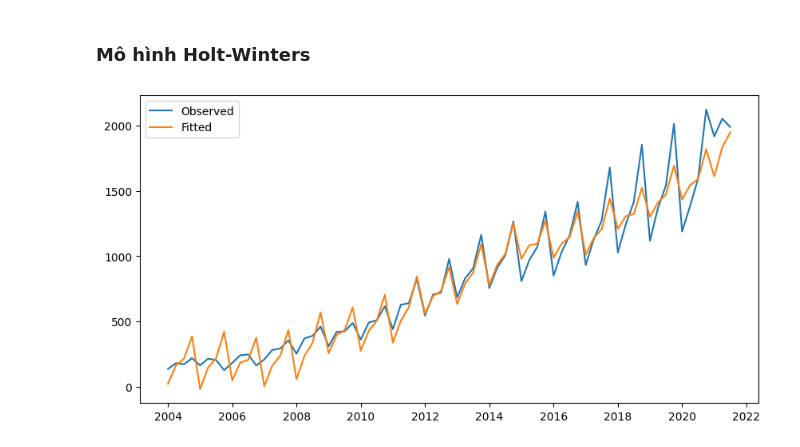
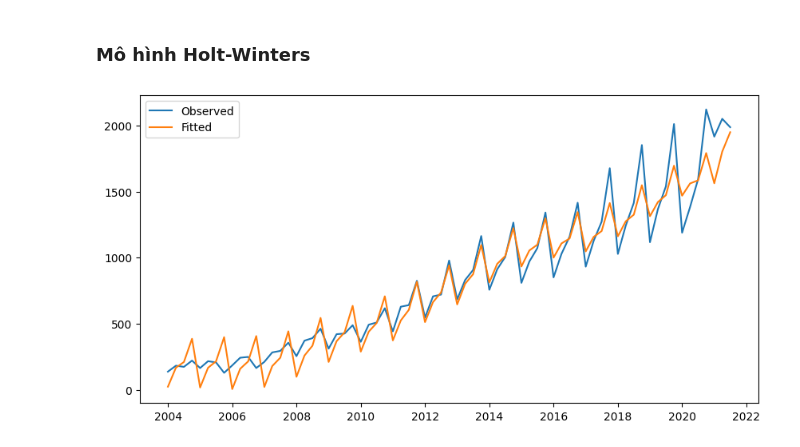
Before and after one commit to khanhtrinh2003/Time-series, a Jupyter notebook: Lesson/gdp.ipynb, the cells around one changed output. Cells and saved outputs as stored; diff of their text form; code cells hidden in the pictures.

```diff
--- a/Lesson/gdp.ipynb
+++ b/Lesson/gdp.ipynb
@@ -71,12 +75,12 @@ plt.tight_layout()
 # %% [markdown]
 ### Mô hình Holt-Winters
 # %%
-model = ExponentialSmoothing(gdp1, trend='add', seasonal='add', seasonal_periods=12)
+model = ExponentialSmoothing(gdp1, trend='add', seasonal='add', seasonal_periods=4)
 fitted_model = model.fit(smoothing_level=0.2, smoothing_trend=0.2, smoothing_seasonal=0)
 fig, ax = plt.subplots(figsize=(10, 5))
 ax.plot(gdp1.index, gdp1, label='Observed')
 ax.plot(gdp1.index, fitted_model.fittedvalues, label='Fitted')
 ax.legend()
 plt.show()
 # %% [output]
-[figure, old version]
+[figure, new version]
```
Also changed, not shown: parts of 2 cells of this notebook.
